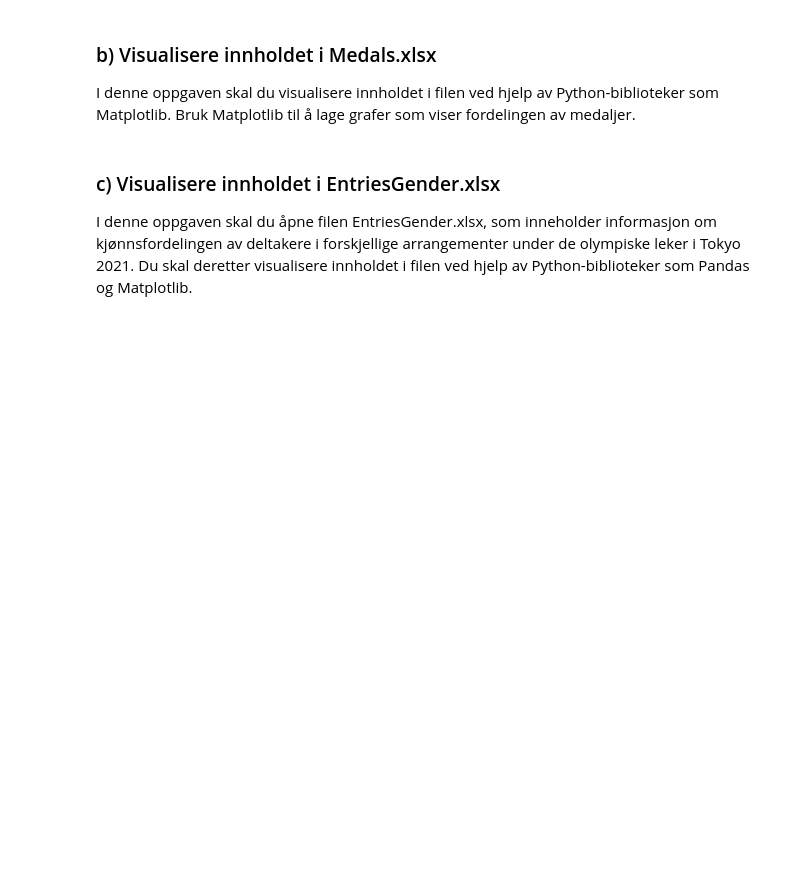
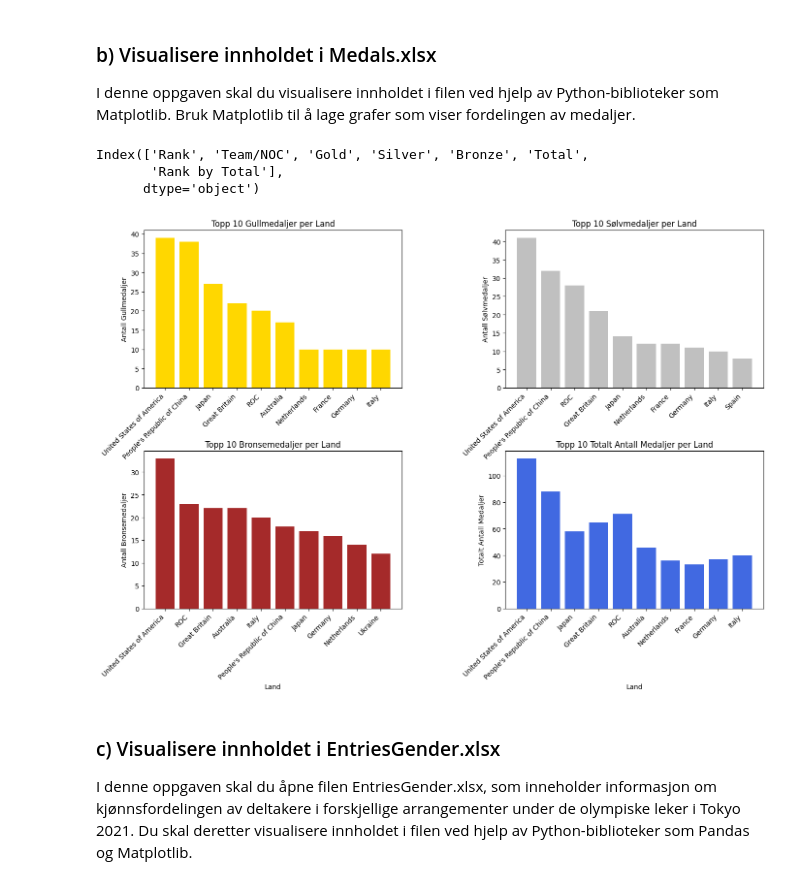
Before and after one commit to Marcuskorsnes/Anvendt-prog, a Jupyter notebook: notebooks/1_numpy_matplotlib.ipynb, the cells around one changed output. Saved outputs shown, nothing was run; the diff lists cells and outputs as text; code cells hidden in the pictures; blank space fills up the shorter version.

```diff
--- a/notebooks/1_numpy_matplotlib.ipynb
+++ b/notebooks/1_numpy_matplotlib.ipynb
@@ -31,3 +45,75 @@ Bruk Matplotlib til å lage grafer som viser fordelingen av medaljer.
+# %%
+import pandas as pd
+import matplotlib.pyplot as plt
+
+medals_data = pd.read_excel("data/Medals.xlsx")
+
+print(medals_data.columns)
+
+
+countries = medals_data["Team/NOC"]
+gold_medals = medals_data["Gold"]
+silver_medals = medals_data["Silver"]
+bronze_medals = medals_data["Bronze"]
+
+# Velger topp 10 land for bedre oversikt
+top_10_gold = medals_data[['Team/NOC', 'Gold']].sort_values(by='Gold', ascending=False).head(10)
+top_10_silver = medals_data[['Team/NOC', 'Silver']].sort_values(by='Silver', ascending=False).head(10)
+top_10_bronze = medals_data[['Team/NOC', 'Bronze']].sort_values(by='Bronze', ascending=False).head(10)
+
+
+fig, ax = plt.subplots(2, 2, figsize=(14, 10))
+
+
+ax[0, 0].bar(top_10_gold['Team/NOC'], top_10_gold['Gold'], color="gold")
+ax[0, 0].set_title("Topp 10 Gullmedaljer per Land")
+ax[0, 0].set_xlabel("Land")
+ax[0, 0].set_ylabel("Antall Gullmedaljer")
+ax[0, 0].tick_params(axis='x', rotation=45)
+ax[0, 0].set_xticks(range(len(top_10_gold)))
+ax[0, 0].set_xticklabels(top_10_gold['Team/NOC'], rotation=45, ha="right")
+
+ax[0, 1].bar(top_10_silver['Team/NOC'], top_10_silver['Silver'], color="silver")
+ax[0, 1].set_title("Topp 10 Sølvmedaljer per Land")
+ax[0, 1].set_xlabel("Land")
+ax[0, 1].set_ylabel("Antall Sølvmedaljer")
+ax[0, 1].tick_params(axis='x', rotation=45)
+ax[0, 1].set_xticks(range(len(top_10_silver)))
+ax[0, 1].set_xticklabels(top_10_silver['Team/NOC'], rotation=45, ha="right")
+
+ax[1, 0].bar(top_10_bronze['Team/NOC'], top_10_bronze['Bronze'], color="brown")
+ax[1, 0].set_title("Topp 10 Bronsemedaljer per Land")
+ax[1, 0].set_xlabel("Land")
+ax[1, 0].set_ylabel("Antall Bronsemedaljer")
+ax[1, 0].tick_params(axis='x', rotation=45)
+ax[1, 0].set_xticks(range(len(top_10_bronze)))
+ax[1, 0].set_xticklabels(top_10_bronze['Team/NOC'], rotation=45, ha="right")
+
+
+top_10_total = medals_data[['Team/NOC', 'Gold', 'Silver', 'Bronze']].sort_values(by=['Gold', 'Silver', 'Bronze'], ascending=False).head(10)
+top_10_total['Total'] = top_10_total['Gold'] + top_10_total['Silver'] + top_10_total['Bronze']
+
+ax[1, 1].bar(top_10_total['Team/NOC'], top_10_total['Total'], color="royalblue")
+ax[1, 1].set_title("Topp 10 Totalt Antall Medaljer per Land")
+ax[1, 1].set_xlabel("Land")
+ax[1, 1].set_ylabel("Totalt Antall Medaljer")
+ax[1, 1].tick_params(axis='x', rotation=45)
+ax[1, 1].set_xticks(range(len(top_10_total)))
+ax[1, 1].set_xticklabels(top_10_total['Team/NOC'], rotation=45, ha="right")
+
+
+plt.tight_layout()
+
+
+plt.subplots_adjust(hspace=0.4, wspace=0.4)
+
+
+plt.show()
+# %% [output]
+Index(['Rank', 'Team/NOC', 'Gold', 'Silver', 'Bronze', 'Total',
+       'Rank by Total'],
+      dtype='object')
+[figure, added]
 # %% [markdown]
 ### c) Visualisere innholdet i EntriesGender.xlsx
 
```
Also changed, not shown: parts of 7 cells of this notebook, 8 other files.
